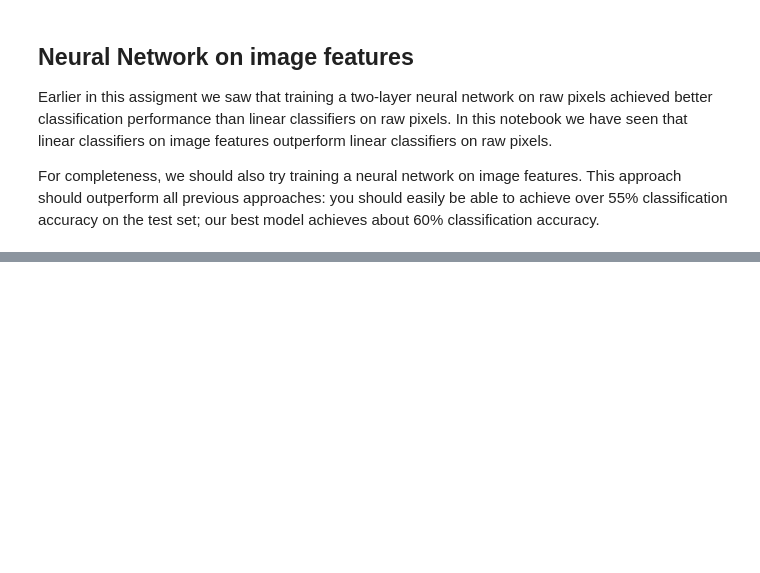
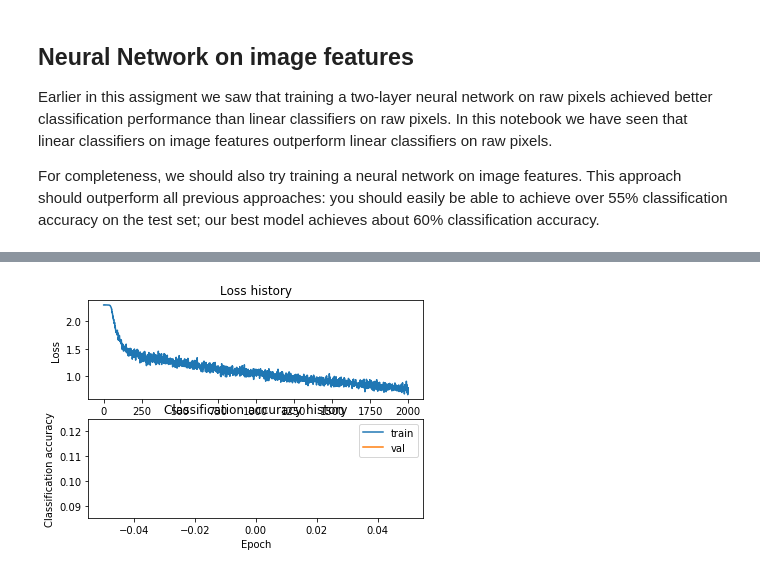
Before and after one commit to canhminhdo/cs231n, a Jupyter notebook: assignment1/features.ipynb, the cells around one changed output, grey strips where cells are left out. Saved outputs shown, nothing was run; the diff lists cells and outputs as text; code cells hidden in the pictures; blank space fills up the shorter version.

```diff
--- a/assignment1/features.ipynb
+++ b/assignment1/features.ipynb
@@ -182,20 +243,69 @@ print(X_train_feats.shape)
-# %%
-from cs231n.classifiers.neural_net import TwoLayerNet
-
-input_dim = X_train_feats.shape[1]
-hidden_dim = 500
-num_classes = 10
-
-net = TwoLayerNet(input_dim, hidden_dim, num_classes)
-best_net = None
-
-################################################################################
-# TODO: Train a two-layer neural network on image features. You may want to    #
-# cross-validate various parameters as in previous sections. Store your best   #
-# model in the best_net variable.                                              #
-################################################################################
-# *****START OF YOUR CODE (DO NOT DELETE/MODIFY THIS LINE)*****
-
-pass
-
-# *****END OF YOUR CODE (DO NOT DELETE/MODIFY THIS LINE)*****
+# %%
+from cs231n.classifiers.neural_net import TwoLayerNet
+
+input_dim = X_train_feats.shape[1]
+hidden_dim = 500
+num_classes = 10
+
+#net = TwoLayerNet(input_dim, hidden_dim, num_classes)
+best_net = None
+
+################################################################################
+# TODO: Train a two-layer neural network on image features. You may want to    #
+# cross-validate various parameters as in previous sections. Store your best   #
+# model in the best_net variable.                                              #
+################################################################################
+# *****START OF YOUR CODE (DO NOT DELETE/MODIFY THIS LINE)*****
+
+results = {}
+best_val = -1
+best_net = None
+best_stats = None
+
+def generate_random_hyperparams(lr_min, lr_max, reg_min, reg_max, h_min, h_max):
+    lr = 10**np.random.uniform(lr_min,lr_max)
+    reg = 10**np.random.uniform(reg_min,reg_max)
+    hidden = np.random.randint(h_min, h_max)
+    return lr, reg, hidden
+
+for i in range(20):
+    lr, reg, hidden_size = generate_random_hyperparams(-1, 0, -7, -3, 10, 500)
+    net = TwoLayerNet(input_dim, hidden_size, num_classes)
+    # Train the network
+    stats = net.train(X_train_feats, y_train, X_val_feats, y_val,
+            num_iters=2000, batch_size=512,
+            learning_rate=lr, learning_rate_decay=0.95,
+            reg=reg, verbose=False)
+
+    # Predict on the training set
+    train_accuracy = (net.predict(X_train_feats) == y_train).mean()
+
+    # Predict on the validation set
+    val_accuracy = (net.predict(X_val_feats) == y_val).mean()
+
+    if val_accuracy > best_val:
+        best_val = val_accuracy
+        best_net = net
+        best_stats = stats
+
+    print(lr, hidden_size, reg, train_accuracy, val_accuracy)
+
+print("The best accuracy on validation test is %f" %(best_val))
+# Plot the loss function and train / validation accuracies
+plt.subplot(2, 1, 1)
+plt.plot(best_stats['loss_history'])
+plt.title('Loss history')
+plt.xlabel('Iteration')
+plt.ylabel('Loss')
+
+plt.subplot(2, 1, 2)
+plt.plot(best_stats['train_acc_history'], label='train')
+plt.plot(best_stats['val_acc_history'], label='val')
+plt.title('Classification accuracy history')
+plt.xlabel('Epoch')
+plt.ylabel('Classification accuracy')
+plt.legend()
+plt.show()
+
+# *****END OF YOUR CODE (DO NOT DELETE/MODIFY THIS LINE)*****
+# %% [output]
@@ -202,3 +329,4 @@ pass
+[figure, added]
 # %%
 # Run your best neural net classifier on the test set. You should be able
 # to get more than 55% accuracy.
```
Also changed, not shown: parts of 9 cells of this notebook, 2 other files.
